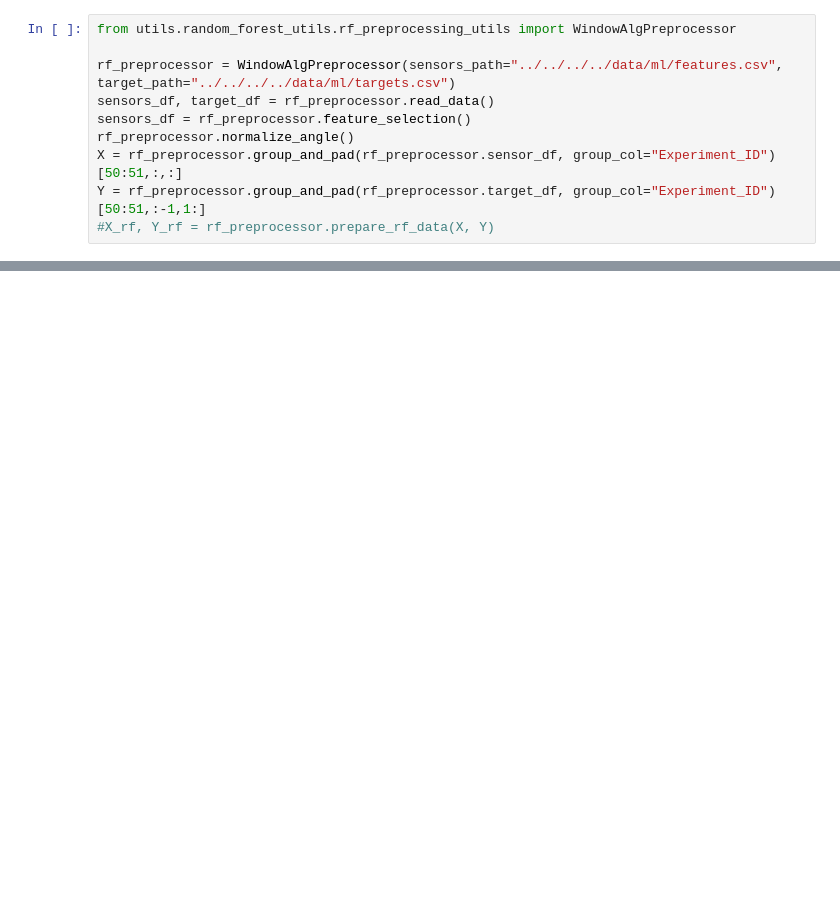
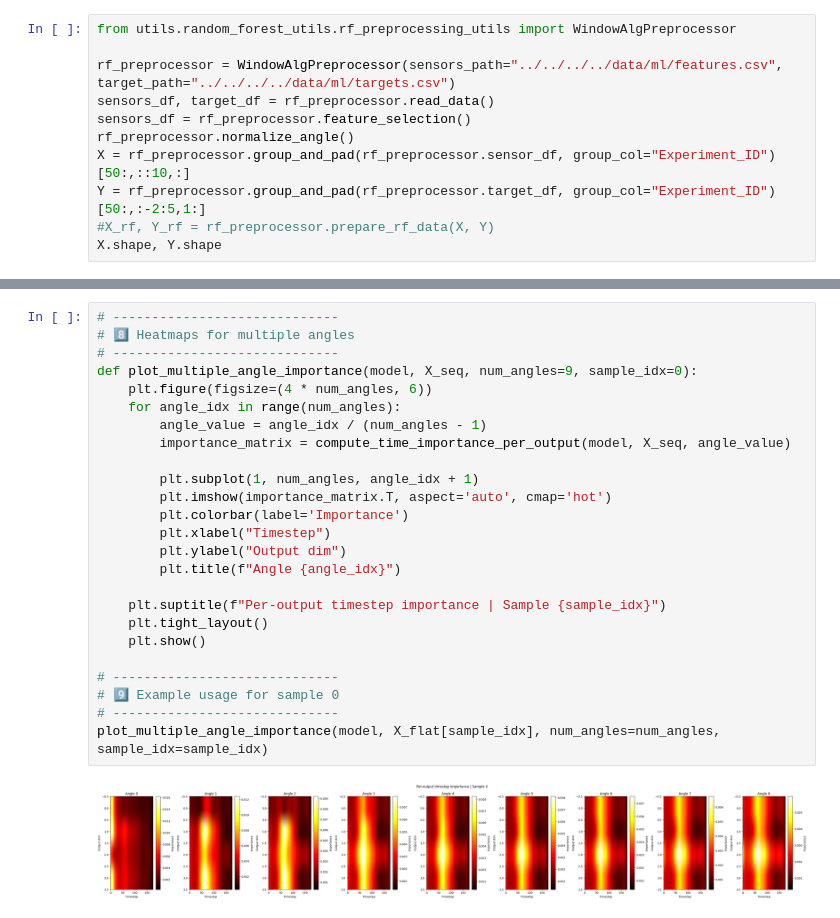
Before and after one commit to arman-niaruhi/temporal-windows-analysis-rotary-tube-bending, a Jupyter notebook: src/pipeline/ml/context-extractor/1.ipynb, the cells around one changed output, grey strips where cells are left out. Drawn from its saved outputs; the diff is of its cells as text; blank space fills up the shorter version.

Commit message:
feat: angle specific experiments using lstm

```diff
--- a/src/pipeline/ml/context-extractor/1.ipynb
+++ b/src/pipeline/ml/context-extractor/1.ipynb
@@ -5,6 +5,7 @@ rf_preprocessor = WindowAlgPreprocessor(sensors_path="../../../../data/ml/featur
 sensors_df, target_df = rf_preprocessor.read_data()
 sensors_df = rf_preprocessor.feature_selection()
 rf_preprocessor.normalize_angle()
-X = rf_preprocessor.group_and_pad(rf_preprocessor.sensor_df, group_col="Experiment_ID")[50:51,:,:]
-Y = rf_preprocessor.group_and_pad(rf_preprocessor.target_df, group_col="Experiment_ID")[50:51,:-1,1:]
+X = rf_preprocessor.group_and_pad(rf_preprocessor.sensor_df, group_col="Experiment_ID")[50:,::10,:]
+Y = rf_preprocessor.group_and_pad(rf_preprocessor.target_df, group_col="Experiment_ID")[50:,:-2:5,1:]
 #X_rf, Y_rf = rf_preprocessor.prepare_rf_data(X, Y)
+X.shape, Y.shape
@@ -124,0 +160,27 @@ Corresponding time ≈ 30.4 seconds
+# %%
+# -----------------------------
+# 8️⃣ Heatmaps for multiple angles
+# -----------------------------
+def plot_multiple_angle_importance(model, X_seq, num_angles=9, sample_idx=0):
+    plt.figure(figsize=(4 * num_angles, 6))
+    for angle_idx in range(num_angles):
+        angle_value = angle_idx / (num_angles - 1)
+        importance_matrix = compute_time_importance_per_output(model, X_seq, angle_value)
+
+        plt.subplot(1, num_angles, angle_idx + 1)
+        plt.imshow(importance_matrix.T, aspect='auto', cmap='hot')
+        plt.colorbar(label='Importance')
+        plt.xlabel("Timestep")
+        plt.ylabel("Output dim")
+        plt.title(f"Angle {angle_idx}")
+
+    plt.suptitle(f"Per-output timestep importance | Sample {sample_idx}")
+    plt.tight_layout()
+    plt.show()
+
+# -----------------------------
+# 9️⃣ Example usage for sample 0
+# -----------------------------
+plot_multiple_angle_importance(model, X_flat[sample_idx], num_angles=num_angles, sample_idx=sample_idx)
+# %% [output]
+[figure, added]
```
Also changed, not shown: parts of 6 cells of this notebook.
